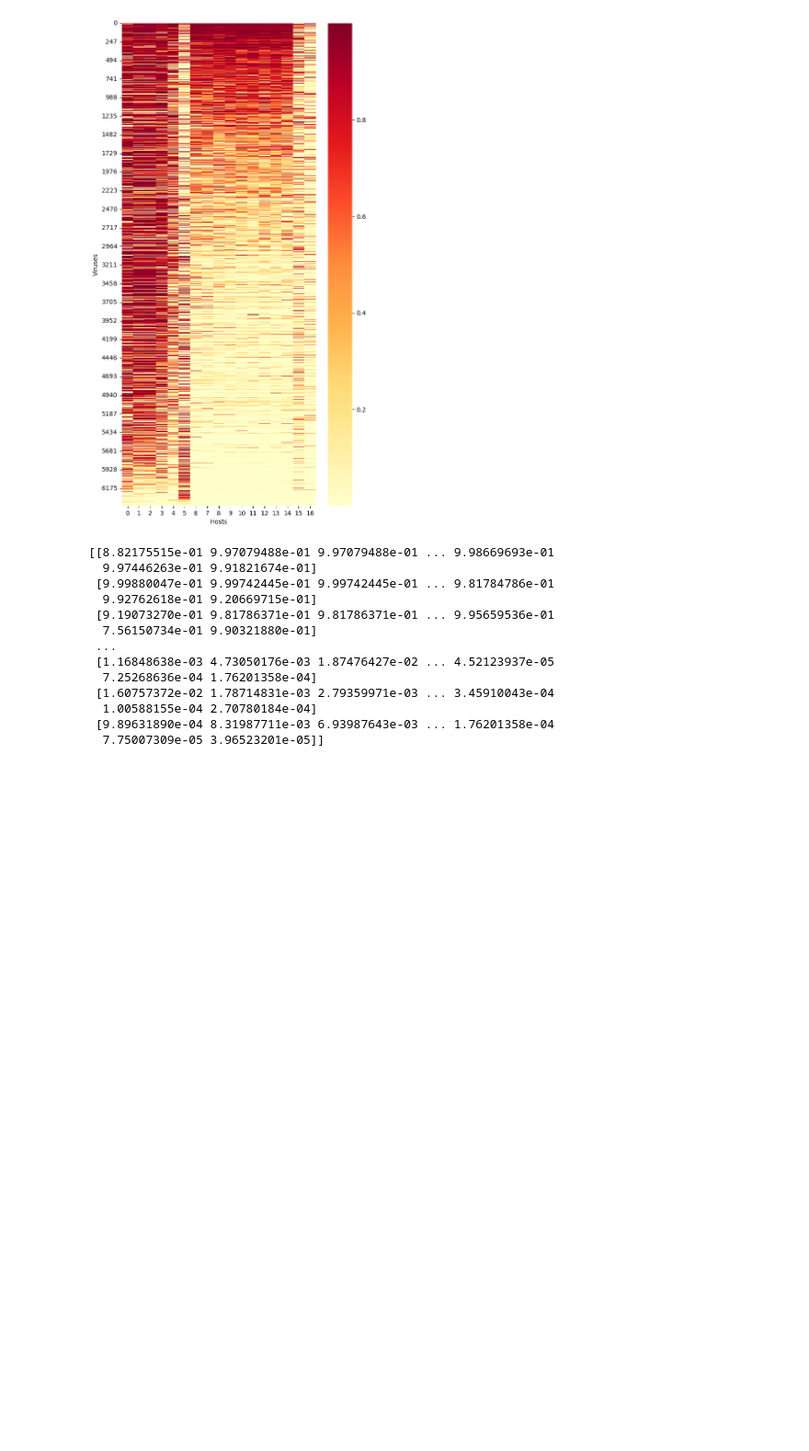
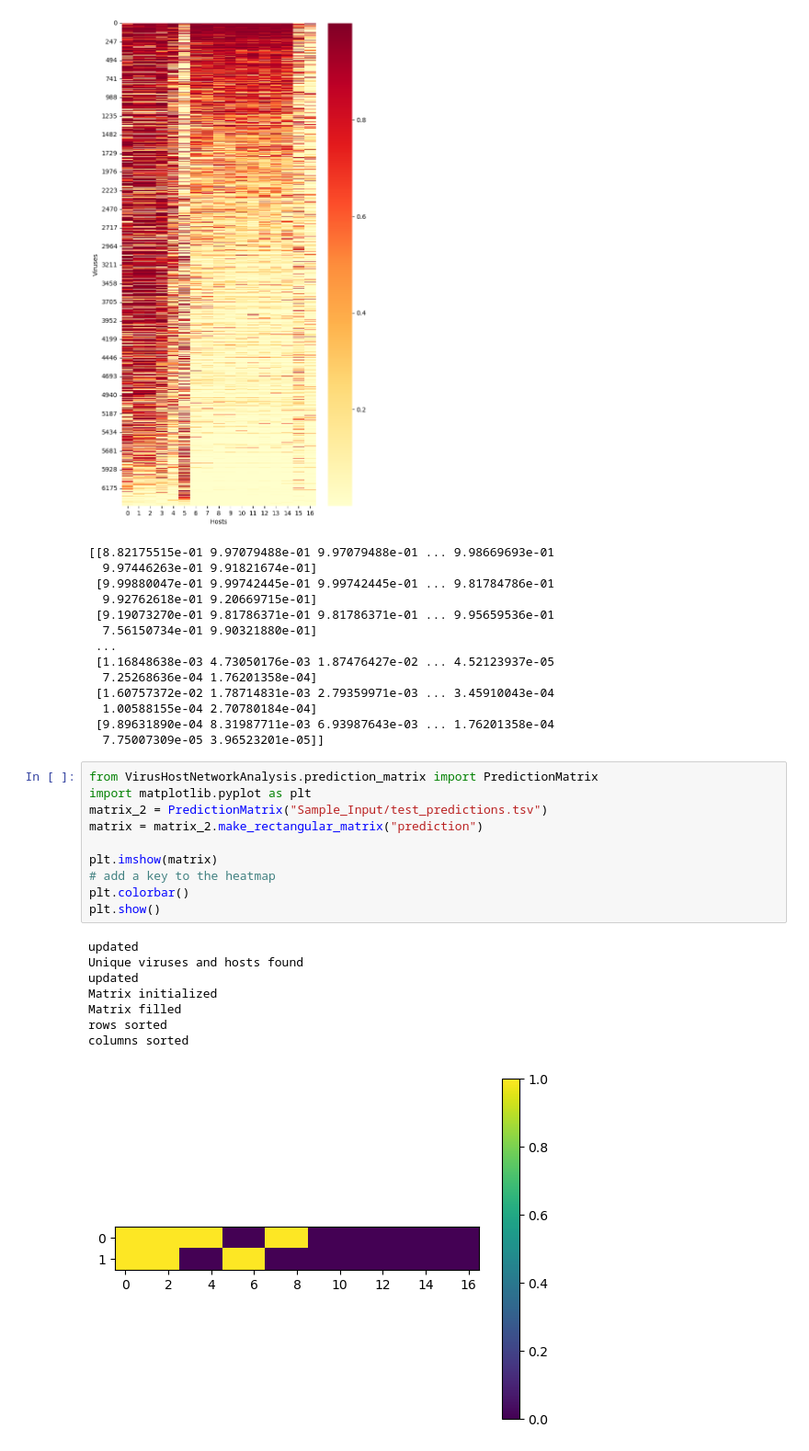
Before and after one commit to DuhaimeLab/VirusHostNetworkAnalysis, a Jupyter notebook: test_updated.ipynb, the cells around one changed output. Shown: that part at 92% size. Saved outputs shown, nothing was run; the diff lists cells and outputs as text; blank space fills up the shorter version.

```diff
--- a/test_updated.ipynb
+++ b/test_updated.ipynb
@@ -29,3 +29,22 @@ columns sorted
   1.00588155e-04 2.70780184e-04]
  [9.89631890e-04 8.31987711e-03 6.93987643e-03 ... 1.76201358e-04
   7.75007309e-05 3.96523201e-05]]
+# %%
+from VirusHostNetworkAnalysis.prediction_matrix import PredictionMatrix
+import matplotlib.pyplot as plt
+matrix_2 = PredictionMatrix("Sample_Input/test_predictions.tsv")
+matrix = matrix_2.make_rectangular_matrix("prediction")
+
+plt.imshow(matrix)
+# add a key to the heatmap
+plt.colorbar()
+plt.show()
+# %% [output]
+updated
+Unique viruses and hosts found
+updated
+Matrix initialized
+Matrix filled
+rows sorted
+columns sorted
+[figure, added]
```
Also changed, not shown: 2 other files.
